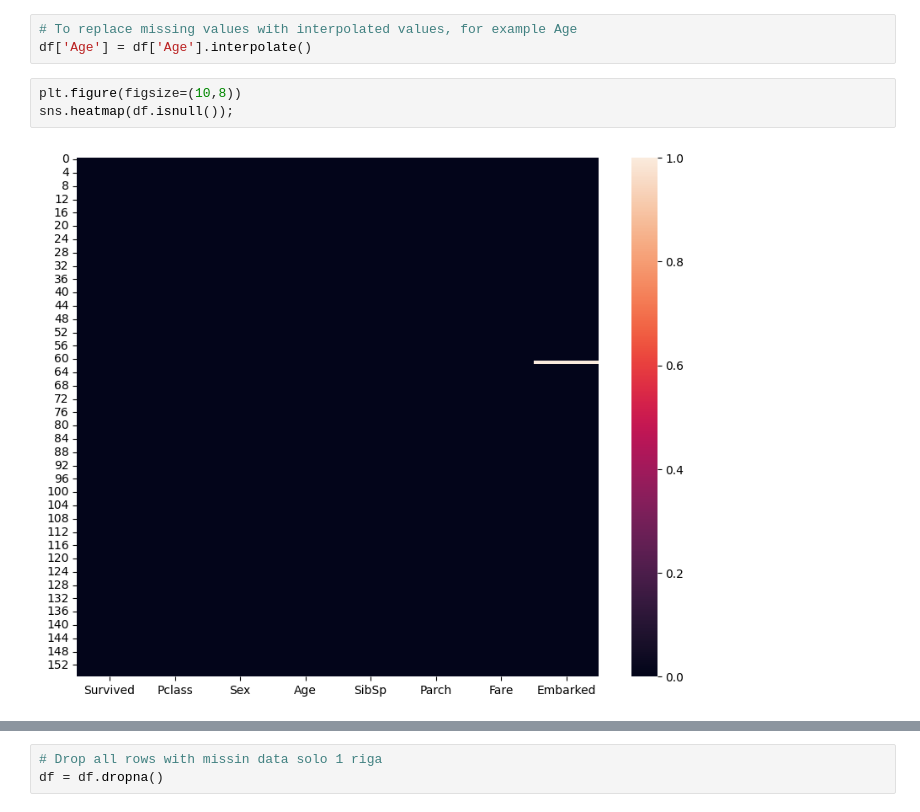
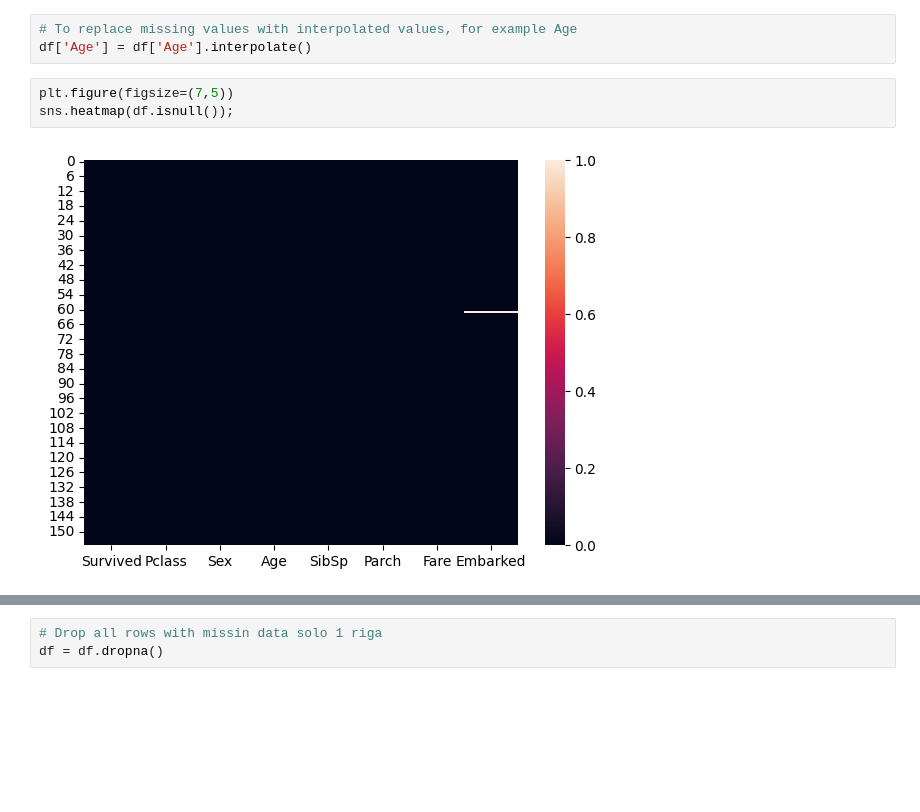
Before and after one commit to Frenz86/machine-learning-course, a Jupyter notebook: python/Lez12/1Titanic_complete.ipynb, the cells around one changed output, grey strips where cells are left out. Cells and saved outputs as stored; diff of their text form; blank space fills up the shorter version.

```diff
--- a/python/Lez12/1Titanic_complete.ipynb
+++ b/python/Lez12/1Titanic_complete.ipynb
@@ -144,10 +167,10 @@ To interpolate missing values for Age, use the code below
 # To replace missing values with interpolated values, for example Age
 df['Age'] = df['Age'].interpolate()
 # %%
-plt.figure(figsize=(10,8))
+plt.figure(figsize=(7,5))
 sns.heatmap(df.isnull());
 # %% [output]
-[figure, old version]
+[figure, new version]
 # %%
 df['Embarked'].value_counts()
 # %% [output]
```
Also changed, not shown: parts of 26 cells of this notebook, 2 other files.
